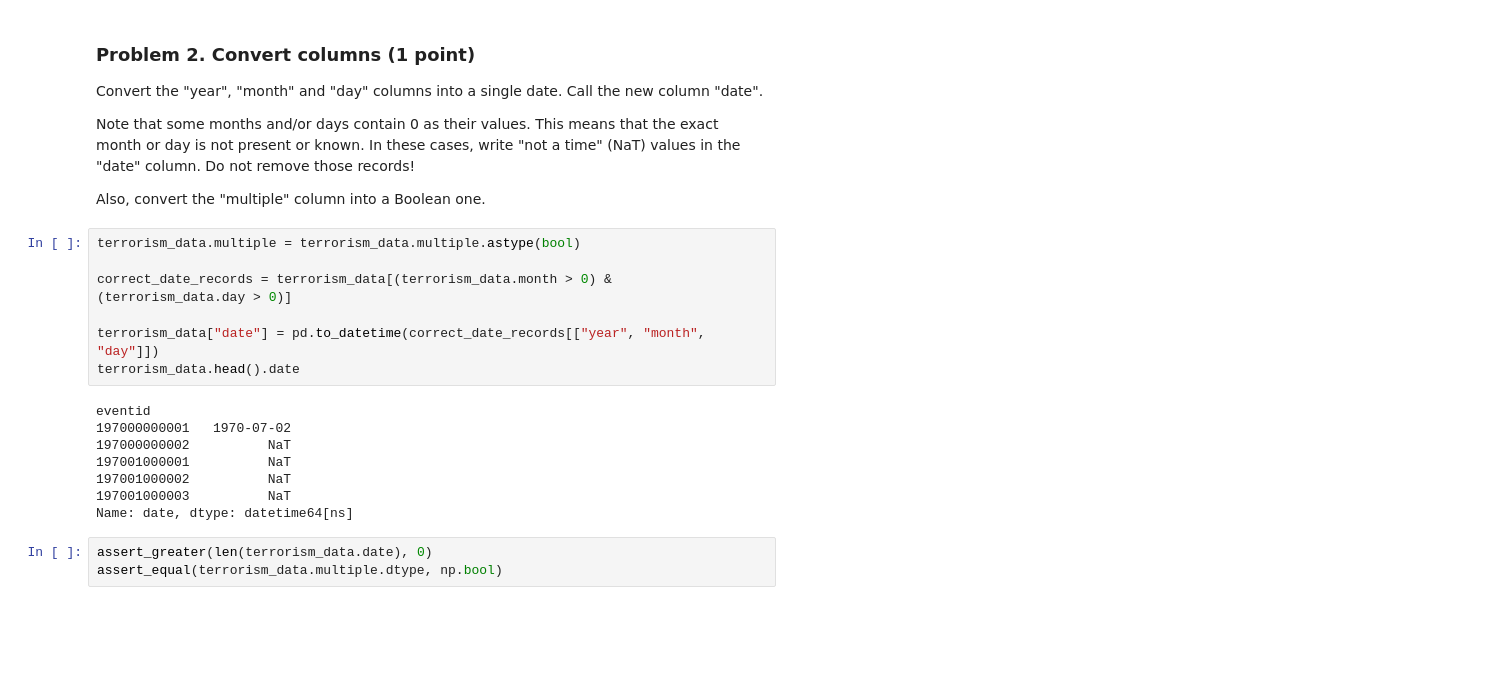
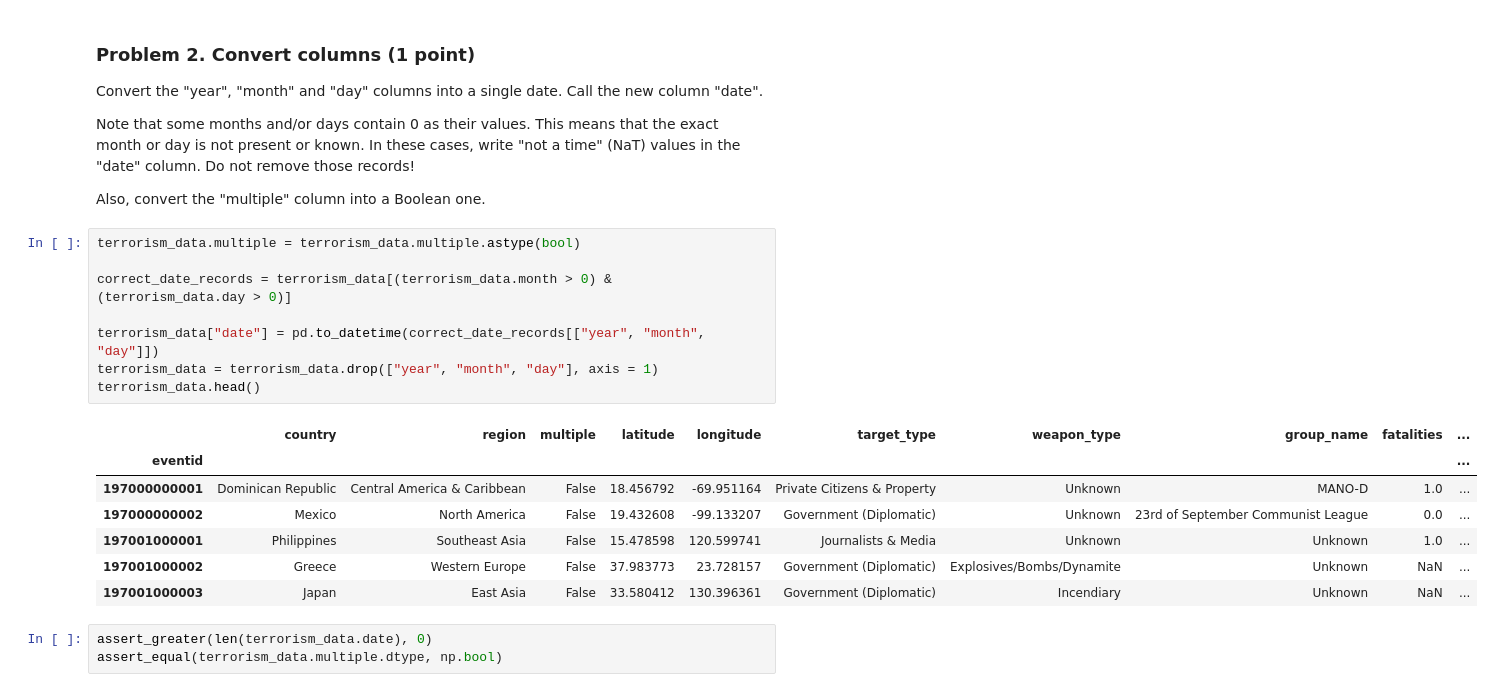
Before and after one commit to DDeveloperBG/AI, a Jupyter notebook: DataScience-Exercies/Working with Spatial Data. Network Analysis/Spatial Data and Networks Lab.ipynb, the cells around one changed output. Drawn from its saved outputs; the diff is of its cells as text; blank space fills up the shorter version.

```diff
--- a/DataScience-Exercies/Working with Spatial Data. Network Analysis/Spatial Data and Networks Lab.ipynb
+++ b/DataScience-Exercies/Working with Spatial Data. Network Analysis/Spatial Data and Networks Lab.ipynb
@@ -104,18 +103,19 @@ Also, convert the "multiple" column into a Boolean one.
 # %%
 terrorism_data.multiple = terrorism_data.multiple.astype(bool)
 
 correct_date_records = terrorism_data[(terrorism_data.month > 0) & (terrorism_data.day > 0)]
 
 terrorism_data["date"] = pd.to_datetime(correct_date_records[["year", "month", "day"]])
-terrorism_data.head().date
+terrorism_data = terrorism_data.drop(["year", "month", "day"], axis = 1)
+terrorism_data.head()
 # %% [output]
-eventid
-197000000001   1970-07-02
-197000000002          NaT
-197001000001          NaT
-197001000002          NaT
-197001000003          NaT
-Name: date, dtype: datetime64[ns]
+|  | country | region | multiple | latitude | longitude | target_type | weapon_type | group_name | fatalities | ... |
+| eventid |  |  |  |  |  |  |  |  |  | ... |
+| 197000000001 | Dominican Republic | Central America & Caribbean | False | 18.456792 | -69.951164 | Private Citizens & Property | Unknown | MANO-D | 1.0 | ... |
+| 197000000002 | Mexico | North America | False | 19.432608 | -99.133207 | Government (Diplomatic) | Unknown | 23rd of September Communist League | 0.0 | ... |
+| 197001000001 | Philippines | Southeast Asia | False | 15.478598 | 120.599741 | Journalists & Media | Unknown | Unknown | 1.0 | ... |
+| 197001000002 | Greece | Western Europe | False | 37.983773 | 23.728157 | Government (Diplomatic) | Explosives/Bombs/Dynamite | Unknown | NaN | ... |
+| 197001000003 | Japan | East Asia | False | 33.580412 | 130.396361 | Government (Diplomatic) | Incendiary | Unknown | NaN | ... |
 # %%
 assert_greater(len(terrorism_data.date), 0)
 assert_equal(terrorism_data.multiple.dtype, np.bool)
```
Also changed, not shown: parts of 22 cells of this notebook.
